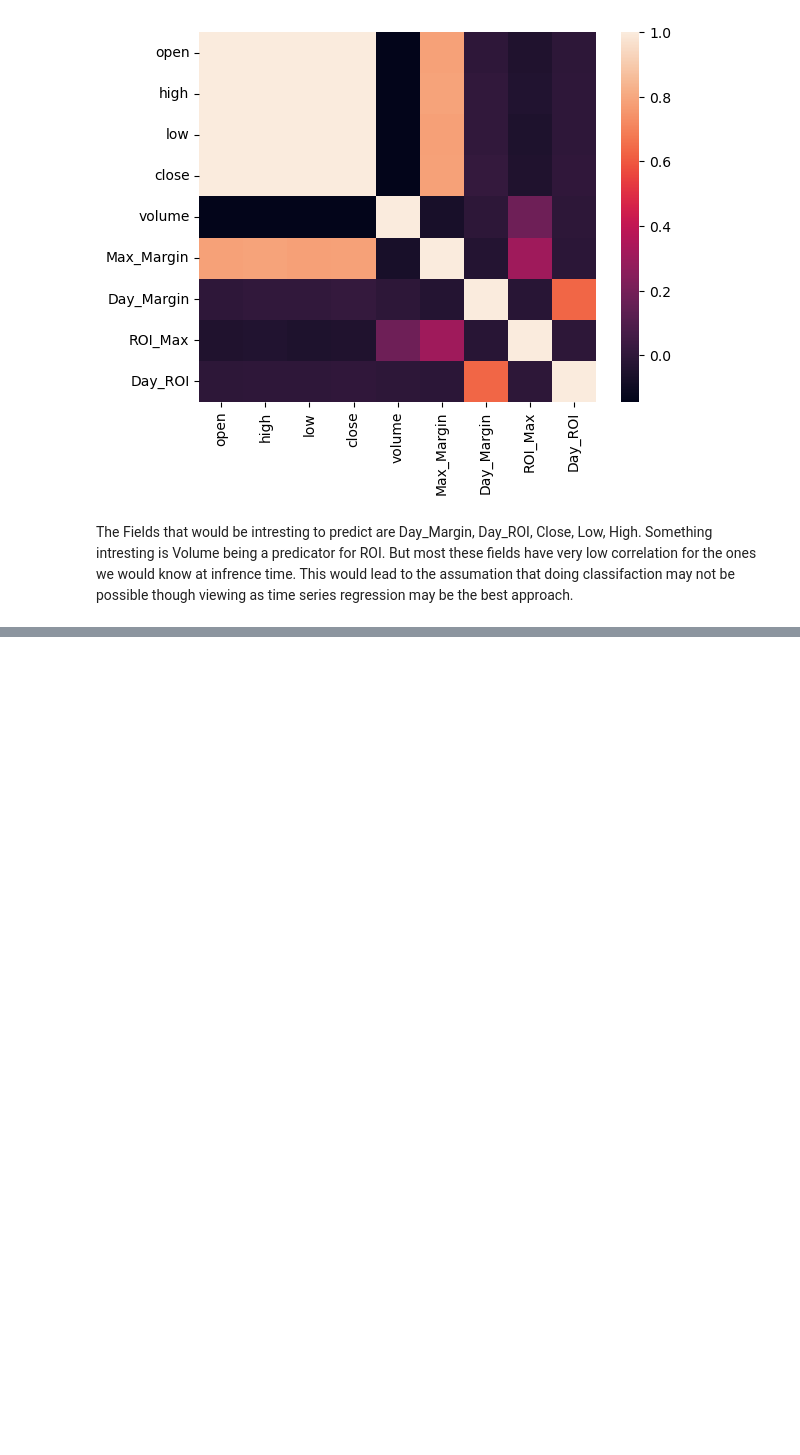
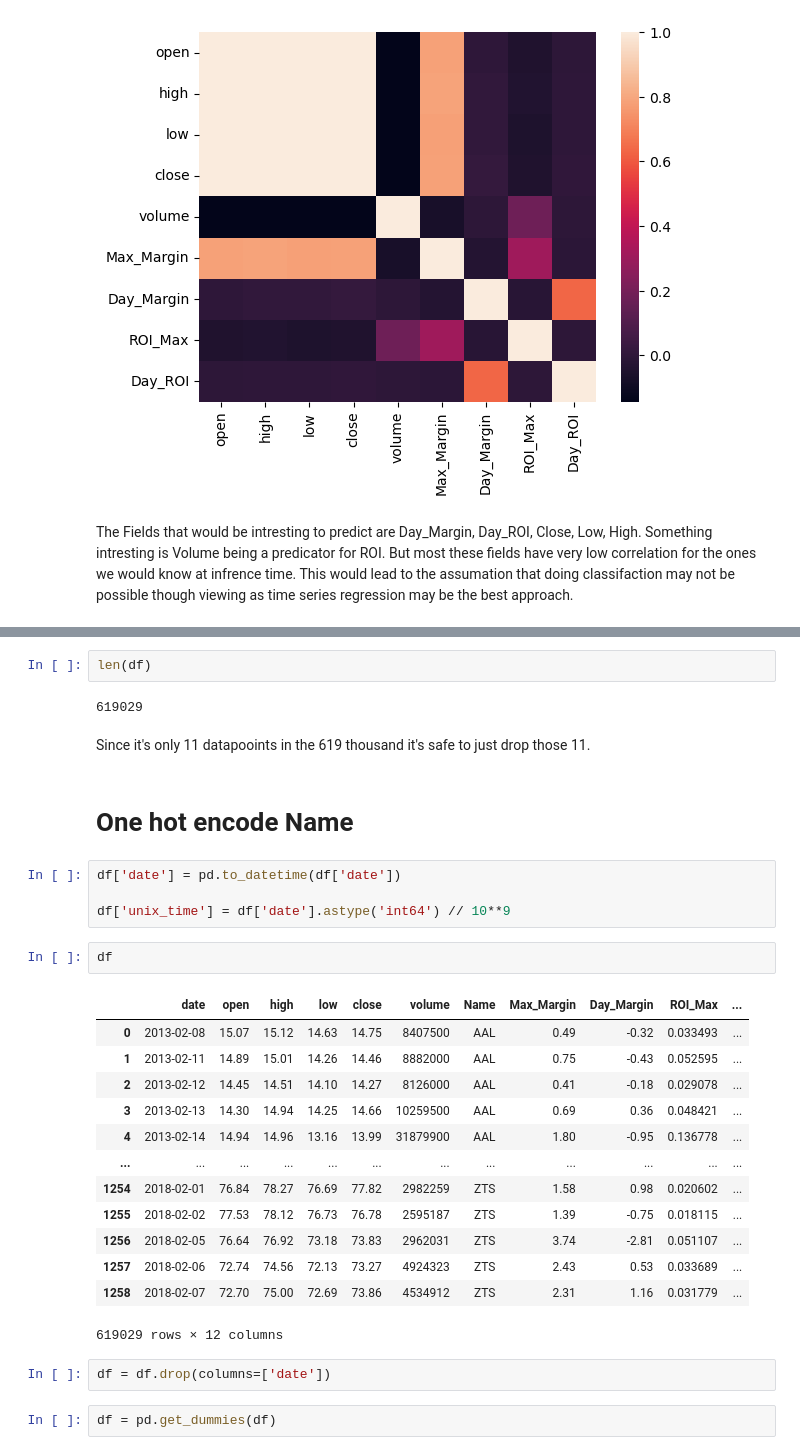
Before and after one commit to Nedwards0/AAI-590-Project, a Jupyter notebook: Data Exploration.ipynb, the cells around one changed output, grey strips where cells are left out. Cells and saved outputs as stored; diff of their text form; blank space fills up the shorter version.

```diff
--- a/Data Exploration.ipynb
+++ b/Data Exploration.ipynb
@@ -174,0 +214,32 @@ The Fields that would be intresting to predict are Day_Margin, Day_ROI, Close, L
+# %%
+len(df)
+# %% [output]
+619029
+# %% [markdown]
+Since it's only 11 datapooints in the 619 thousand it's safe to just drop those 11.
+# %% [markdown]
+# One hot encode Name
+# %%
+df['date'] = pd.to_datetime(df['date'])
+
+df['unix_time'] = df['date'].astype('int64') // 10**9
+# %%
+df
+# %% [output]
+|  | date | open | high | low | close | volume | Name | Max_Margin | Day_Margin | ROI_Max | ... |
+| 0 | 2013-02-08 | 15.07 | 15.12 | 14.63 | 14.75 | 8407500 | AAL | 0.49 | -0.32 | 0.033493 | ... |
+| 1 | 2013-02-11 | 14.89 | 15.01 | 14.26 | 14.46 | 8882000 | AAL | 0.75 | -0.43 | 0.052595 | ... |
+| 2 | 2013-02-12 | 14.45 | 14.51 | 14.10 | 14.27 | 8126000 | AAL | 0.41 | -0.18 | 0.029078 | ... |
+| 3 | 2013-02-13 | 14.30 | 14.94 | 14.25 | 14.66 | 10259500 | AAL | 0.69 | 0.36 | 0.048421 | ... |
+| 4 | 2013-02-14 | 14.94 | 14.96 | 13.16 | 13.99 | 31879900 | AAL | 1.80 | -0.95 | 0.136778 | ... |
+| ... | ... | ... | ... | ... | ... | ... | ... | ... | ... | ... | ... |
+| 1254 | 2018-02-01 | 76.84 | 78.27 | 76.69 | 77.82 | 2982259 | ZTS | 1.58 | 0.98 | 0.020602 | ... |
+| 1255 | 2018-02-02 | 77.53 | 78.12 | 76.73 | 76.78 | 2595187 | ZTS | 1.39 | -0.75 | 0.018115 | ... |
+| 1256 | 2018-02-05 | 76.64 | 76.92 | 73.18 | 73.83 | 2962031 | ZTS | 3.74 | -2.81 | 0.051107 | ... |
+| 1257 | 2018-02-06 | 72.74 | 74.56 | 72.13 | 73.27 | 4924323 | ZTS | 2.43 | 0.53 | 0.033689 | ... |
+| 1258 | 2018-02-07 | 72.70 | 75.00 | 72.69 | 73.86 | 4534912 | ZTS | 2.31 | 1.16 | 0.031779 | ... |
+619029 rows × 12 columns
+# %%
+df = df.drop(columns=['date'])
+# %%
+df = pd.get_dummies(df)
```
Also changed, not shown: parts of 13 cells of this notebook.
